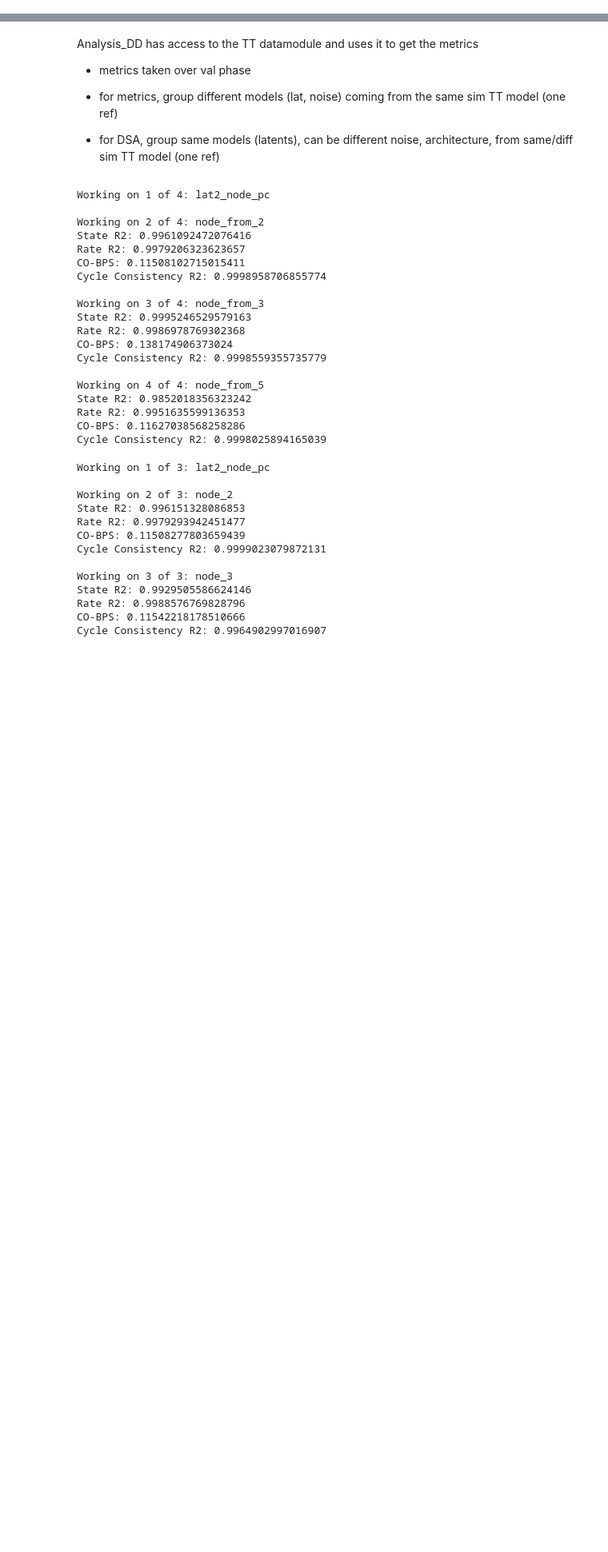
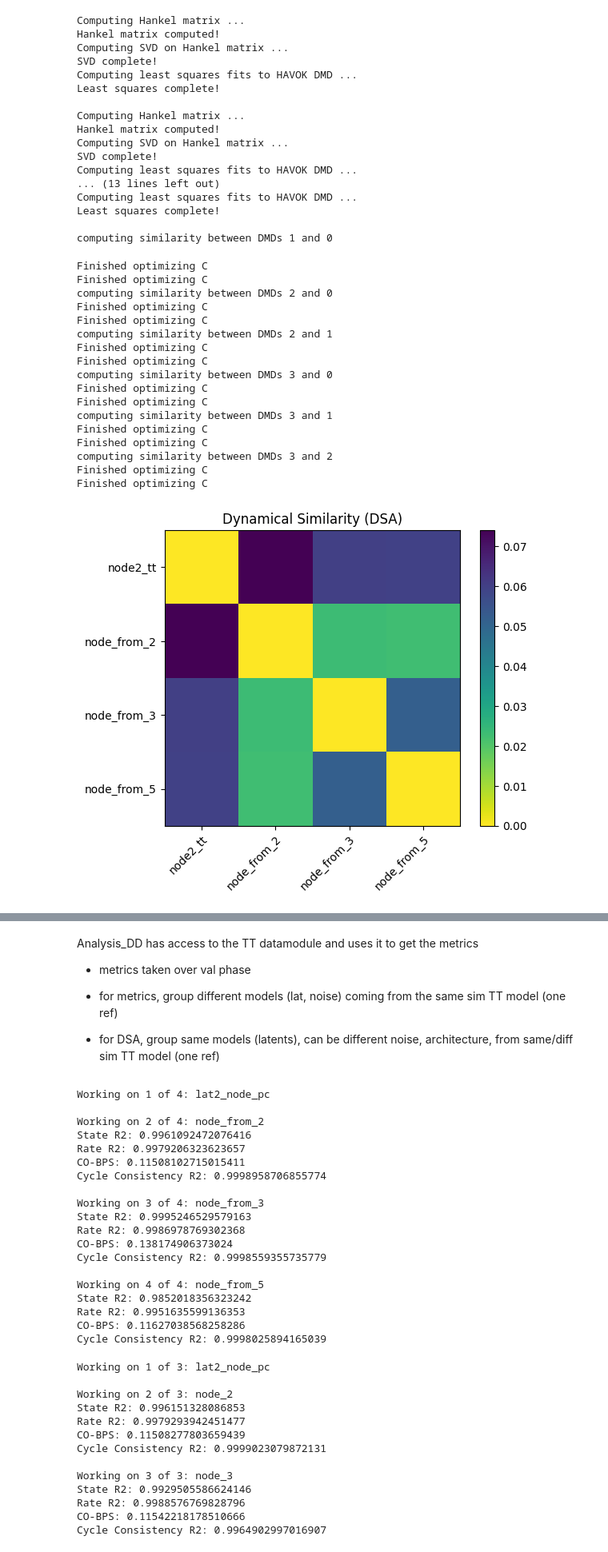
Before and after one commit to alejandradu/ComputationThruDynamicsBenchmark, a Jupyter notebook: examples/notebooks/PC_DD_TT_comparison.ipynb, the cells around one changed output, grey strips where cells are left out. Shown at 80% size. Saved outputs shown, nothing was run; the diff lists cells and outputs as text; code cells hidden in the pictures; blank space fills up the shorter version.

Commit message:
leak delt node

```diff
--- a/examples/notebooks/PC_DD_TT_comparison.ipynb
+++ b/examples/notebooks/PC_DD_TT_comparison.ipynb
@@ -12,0 +24,28 @@ HOME_DIR = os.getenv("HOME_DIR")
+# %%
+node2_tt = "/scratch/gpfs/ad2002/content/trained_models/task-trained/20250331_PClicks_NODE_grid_allRates/max_epochs=800_weight_decay=1.00E-08_learning_rate=2.00E-03_seed=0_noise=0.00E+00_allRates=True_latent_size=2_layer_hidden_size=64_latent_l2_wt=1.00E-08/"
+
+node2_tt = Analysis_TT(run_name = "node2_tt", filepath= node2_tt)
+
+# from lat2 sim
+dd_lat2 = ['prefix=20250323_PClicks_NODE_grid_latent_size=2_max_epochs=500_seed=0_lr=1.00E-03_weight_decay=1.00E-06_file_index=13']
+
+# from lat3 sim
+dd_lat3 = ['prefix=20250323_PClicks_NODE_grid_latent_size=2_max_epochs=500_seed=0_lr=1.00E-03_weight_decay=1.00E-06_file_index=52']
+
+# form lat5 sim
+dd_lat5 = ['prefix=20250323_PClicks_NODE_grid_latent_size=2_max_epochs=500_seed=0_lr=1.00E-03_weight_decay=1.00E-06_file_index=66']
+
+node_tt_2_node = Comparison(comparison_tag = "node_pc")
+node_tt_2_node.load_analysis(node2_tt, group = "node2_tt", reference_analysis=True)
+lat_sizes = []
+
+# for subfolder in dd_lat2:
+lat = [2,3,5]
+dd_sweep = "/scratch/gpfs/ad2002/content/trained_models/task-trained/tt_PClicks/20250325_NODE_on_PC_NODE_false/"
+for index, subfolder in enumerate([dd_lat2, dd_lat3, dd_lat5]):
+    subfolder = dd_sweep + subfolder[0] + "/"
+    #lat_size = int(subfolder.split("latent_size=")[1].split("_")[0])
+    ana_dd = Analysis_DD.create(run_name = f"node_from_{lat[index]}", filepath = subfolder, model_type = "SAE")
+    # print(f"NODE_{lat_size}")
+    # lat_sizes.append(lat_size)
+    node_tt_2_node.load_analysis(ana_dd, group = "node2_tt")
@@ -12,0 +161,45 @@ HOME_DIR = os.getenv("HOME_DIR")
+# %%
+similarities = node_tt_2_node.compare_dynamics_DSA(phase="val",
+                                                    n_delays=25,
+                                                    rank=50,
+                                                    delay_interval=1,
+                                                    device="cpu",
+                                                    percent_data=0.01,
+                                                    reduce_all_latents=True,
+                                                  )
+# %% [output]
+Computing Hankel matrix ...
+Hankel matrix computed!
+Computing SVD on Hankel matrix ...
+SVD complete!
+Computing least squares fits to HAVOK DMD ...
+Least squares complete!
+
+Computing Hankel matrix ...
+Hankel matrix computed!
+Computing SVD on Hankel matrix ...
+SVD complete!
+Computing least squares fits to HAVOK DMD ...
+... (13 lines left out)
+Computing least squares fits to HAVOK DMD ...
+Least squares complete!
+
+computing similarity between DMDs 1 and 0
+Finished optimizing C
+Finished optimizing C
+computing similarity between DMDs 2 and 0
+Finished optimizing C
+Finished optimizing C
+computing similarity between DMDs 2 and 1
+Finished optimizing C
+Finished optimizing C
+computing similarity between DMDs 3 and 0
+Finished optimizing C
+Finished optimizing C
+computing similarity between DMDs 3 and 1
+Finished optimizing C
+Finished optimizing C
+computing similarity between DMDs 3 and 2
+Finished optimizing C
+Finished optimizing C
+[figure, added]
```
Also changed, not shown: parts of 6 cells of this notebook, 4 other files.
